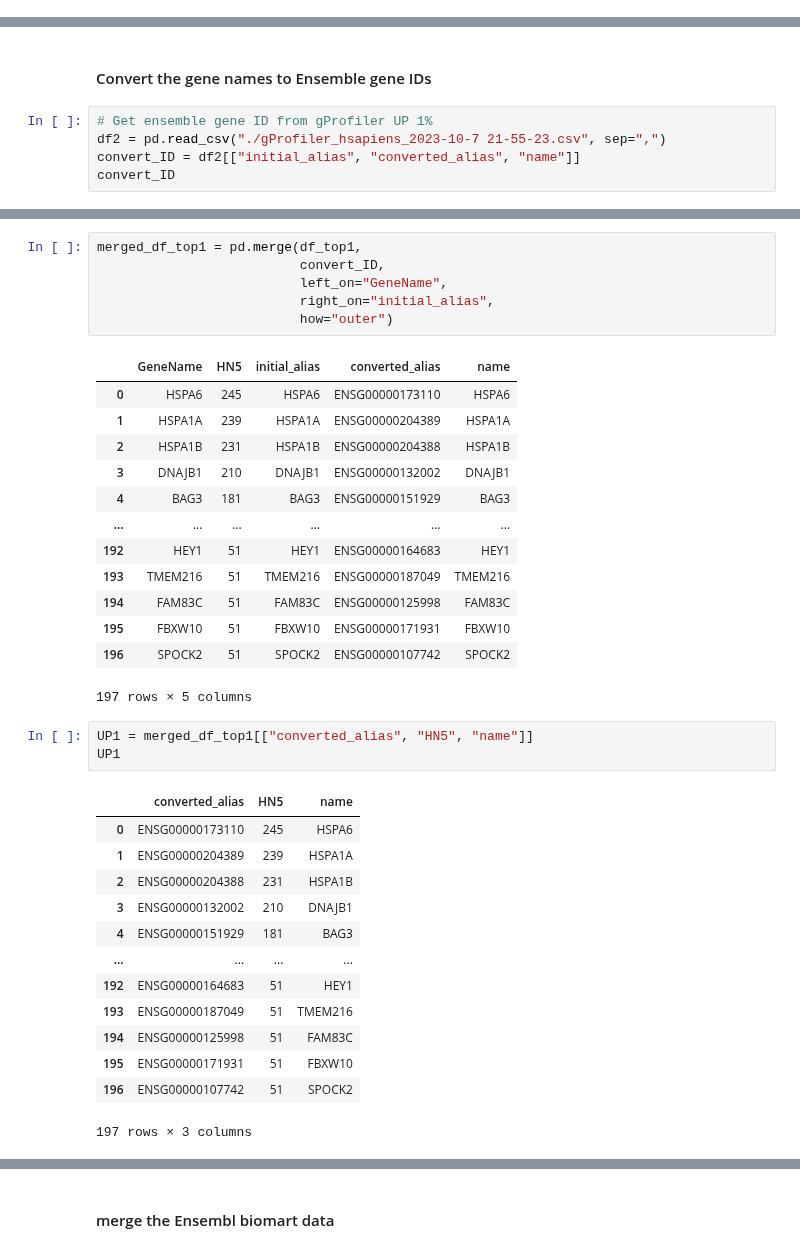
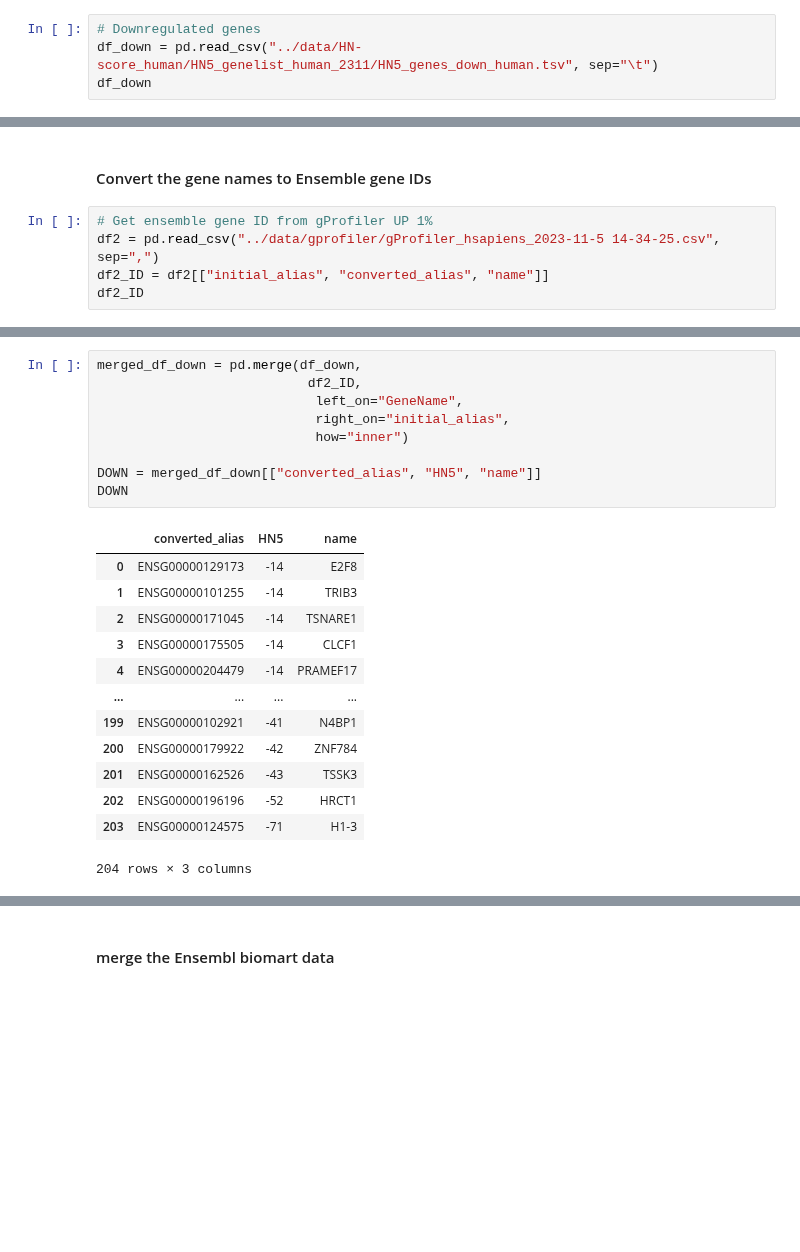
Before and after one commit to yonezawa-sora/pycircos_comaparative_species, a Jupyter notebook: data_preprocessing/human_combined_df_score.ipynb, the cells around one changed output, grey strips where cells are left out. Cells and saved outputs as stored; diff of their text form; blank space fills up the shorter version.

```diff
--- a/data_preprocessing/human_combined_df_score.ipynb
+++ b/data_preprocessing/human_combined_df_score.ipynb
@@ -82,0 +43,4 @@ df_down1
+# %%
+# Downregulated genes
+df_down = pd.read_csv("../data/HN-score_human/HN5_genelist_human_2311/HN5_genes_down_human.tsv", sep="\t")
+df_down
@@ -84,8 +62,8 @@ df_down1
 #### Convert the gene names to Ensemble gene IDs
 # %%
 # Get ensemble gene ID from gProfiler UP 1%
-df2 = pd.read_csv("./gProfiler_hsapiens_2023-10-7 21-55-23.csv", sep=",")
-convert_ID = df2[["initial_alias", "converted_alias", "name"]]
-convert_ID
+df2 = pd.read_csv("../data/gprofiler/gProfiler_hsapiens_2023-11-5 14-34-25.csv", sep=",")
+df2_ID = df2[["initial_alias", "converted_alias", "name"]]
+df2_ID
 # %% [output]
 |  | initial_alias | converted_alias | name |
@@ -104,37 +130,23 @@ convert_ID
 # %%
-merged_df_top1 = pd.merge(df_top1,
-                          convert_ID,
-                          left_on="GeneName",
-                          right_on="initial_alias",
-                          how="outer")
+merged_df_down = pd.merge(df_down,
+                           df2_ID,
+                            left_on="GeneName",
+                            right_on="initial_alias",
+                            how="inner")
+
+DOWN = merged_df_down[["converted_alias", "HN5", "name"]]
+DOWN
 # %% [output]
-|  | GeneName | HN5 | initial_alias | converted_alias | name |
-| 0 | HSPA6 | 245 | HSPA6 | ENSG00000173110 | HSPA6 |
-| 1 | HSPA1A | 239 | HSPA1A | ENSG00000204389 | HSPA1A |
-| 2 | HSPA1B | 231 | HSPA1B | ENSG00000204388 | HSPA1B |
-| 3 | DNAJB1 | 210 | DNAJB1 | ENSG00000132002 | DNAJB1 |
-| 4 | BAG3 | 181 | BAG3 | ENSG00000151929 | BAG3 |
-| ... | ... | ... | ... | ... | ... |
-| 192 | HEY1 | 51 | HEY1 | ENSG00000164683 | HEY1 |
-| 193 | TMEM216 | 51 | TMEM216 | ENSG00000187049 | TMEM216 |
-| 194 | FAM83C | 51 | FAM83C | ENSG00000125998 | FAM83C |
-| 195 | FBXW10 | 51 | FBXW10 | ENSG00000171931 | FBXW10 |
-| 196 | SPOCK2 | 51 | SPOCK2 | ENSG00000107742 | SPOCK2 |
+|  | converted_alias | HN5 | name |
+| 0 | ENSG00000129173 | -14 | E2F8 |
+| 1 | ENSG00000101255 | -14 | TRIB3 |
+| 2 | ENSG00000171045 | -14 | TSNARE1 |
+| 3 | ENSG00000175505 | -14 | CLCF1 |
+| 4 | ENSG00000204479 | -14 | PRAMEF17 |
+| ... | ... | ... | ... |
+| 199 | ENSG00000102921 | -41 | N4BP1 |
+| 200 | ENSG00000179922 | -42 | ZNF784 |
+| 201 | ENSG00000162526 | -43 | TSSK3 |
+| 202 | ENSG00000196196 | -52 | HRCT1 |
+| 203 | ENSG00000124575 | -71 | H1-3 |
-197 rows × 5 columns
+204 rows × 3 columns
-# %%
-UP1 = merged_df_top1[["converted_alias", "HN5", "name"]]
-UP1
-# %% [output]
-|  | converted_alias | HN5 | name |
-| 0 | ENSG00000173110 | 245 | HSPA6 |
-| 1 | ENSG00000204389 | 239 | HSPA1A |
-| 2 | ENSG00000204388 | 231 | HSPA1B |
-| 3 | ENSG00000132002 | 210 | DNAJB1 |
-| 4 | ENSG00000151929 | 181 | BAG3 |
-| ... | ... | ... | ... |
-| 192 | ENSG00000164683 | 51 | HEY1 |
-| 193 | ENSG00000187049 | 51 | TMEM216 |
-| 194 | ENSG00000125998 | 51 | FAM83C |
-| 195 | ENSG00000171931 | 51 | FBXW10 |
-| 196 | ENSG00000107742 | 51 | SPOCK2 |
-197 rows × 3 columns
```
Also changed, not shown: parts of 20 cells of this notebook, 3 other files.
